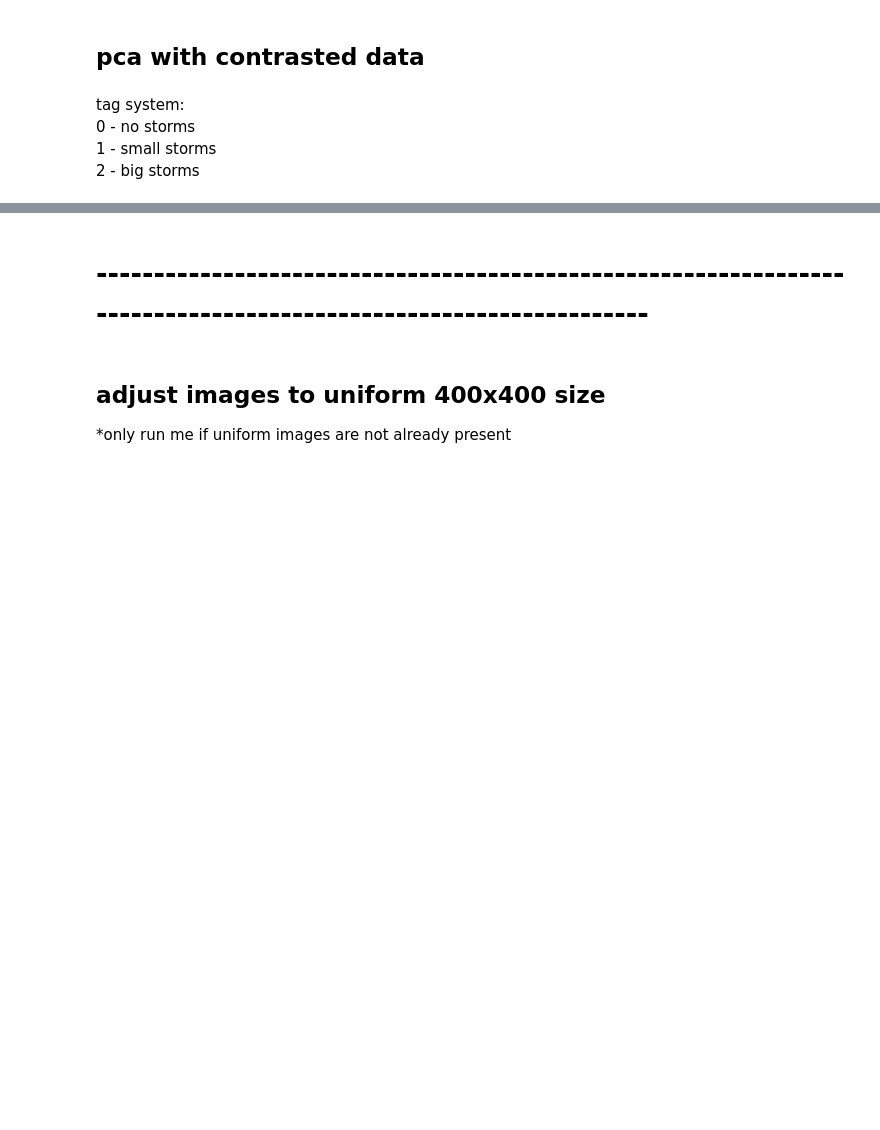
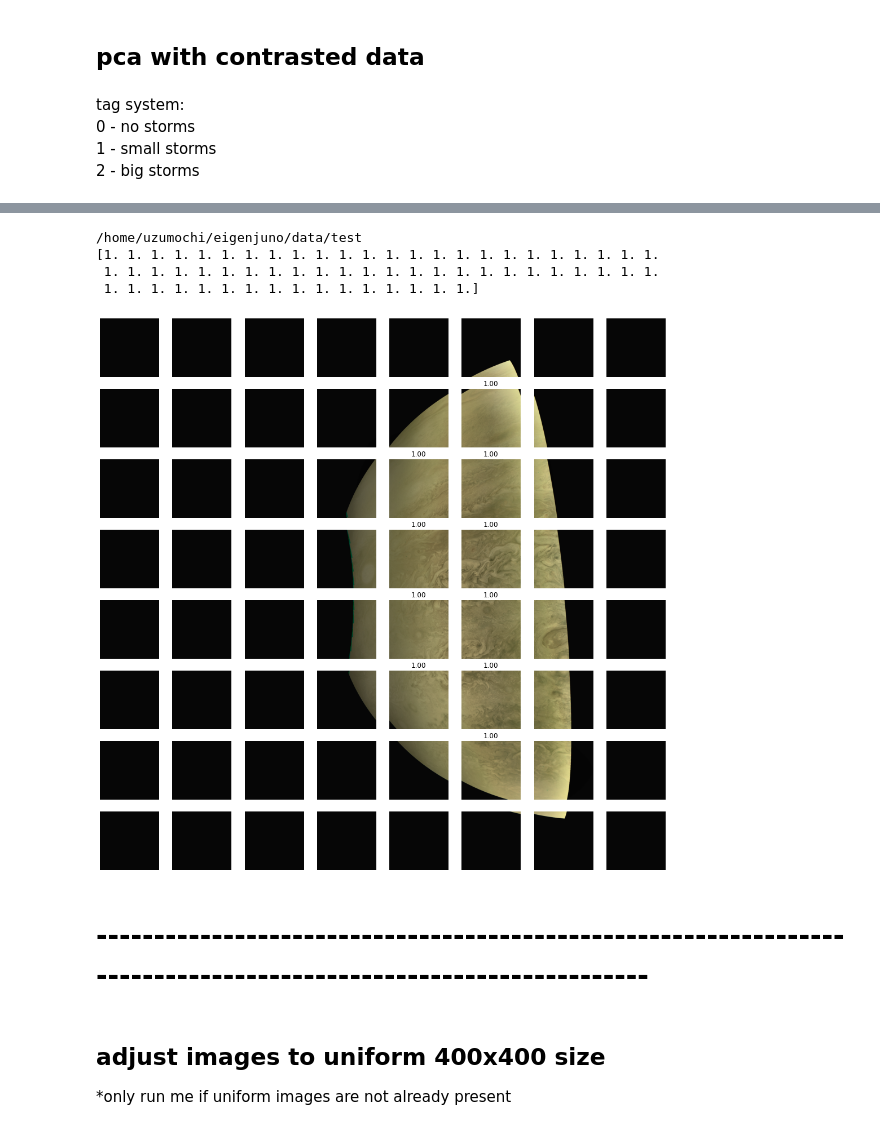
Before and after one commit to gracenw/eigenjuno, a Jupyter notebook: eigenimages.ipynb, the cells around one changed output, grey strips where cells are left out. Saved outputs shown, nothing was run; the diff lists cells and outputs as text; code cells hidden in the pictures; blank space fills up the shorter version.

```diff
--- a/eigenimages.ipynb
+++ b/eigenimages.ipynb
@@ -112,52 +143,57 @@ classifier_svc = SVC().fit(data_pca, tags)
 %cd '/home/uzumochi/eigenjuno/data/test'
 vec_size = 256 * 256 * 3
 test_predict = np.empty(64)
-# img = cv2.imread('1.png')
+# img = cv2.imread('test3.png')
 # img = cv2.cvtColor(img, cv2.COLOR_BGR2LAB);
 # l, a, b = cv2.split(img);
 # clahe = cv2.createCLAHE(clipLimit = 3.0, tileGridSize = (8, 8));
 # img_l = clahe.apply(l);
 # img_l = cv2.merge((img_l, a, b));
 # final = cv2.cvtColor(img_l, cv2.COLOR_LAB2BGR);
 # final = cv2.cvtColor(final, cv2.COLOR_BGR2RGB);
 # img = cv2.resize(final, (2048, 2048), interpolation = cv2.INTER_NEAREST)
-# plt.imsave('/home/uzumochi/test_imgs/1_contrast.png', img)
-img = mpimg.imread('test1_contrast.png')
+# plt.imsave('/home/uzumochi/eigenjuno/data/test/test3_contrast.png', img)
+img = mpimg.imread('test3_contrast.png')
+# img = mpimg.imread('/home/uzumochi/eigenjuno/data/train/small/97.png')
+img = img[:, :, :3]
+# split_img = np.empty((64, vec_size))
 split_img = np.empty((64, vec_size))
-start_row = 0
-start_col = 0
-end_row = 256
-end_col = 256
+start_row, end_row, start_col, end_col = 0, 256, 0, 256
 row_idx = np.array([])
+NUM = 0
 for i in range(64):
     block = img[start_row : end_row, start_col : end_col]
-    block = block[:, :, :3]
     if end_col != 2048:
         start_col += 256
         end_col += 256
     else:
-        start_col = 0
-        end_col = 256
+        start_col, end_col = 0, 256
         start_row += 256
         end_row += 256
     split_img[i, :] = np.reshape(block, vec_size)
     if np.mean(split_img[i, :]) >= 0.35:
         row_idx = np.append(row_idx, i)
+        NUM += 1
 
-split_test_pca = pca_data.transform(split_img[row_idx.astype(int), :])
-# print(split_test_pca)
-plt.plot(pca_data.explained_variance_ratio_.cumsum());
-split_pred = classifier_svc.predict(split_test_pca)
-# print(split_pred)
-# for pred in split_pred:
-#     if pred != 0:
-#         cv2.rectangle(img, (x1, y1), (x2, y2), (255,0,0), 2)
+# testing_blocks = split_img[row_idx.astype(int), :]
+testing_blocks = split_img
+transform_test = pca_of_data.transform(testing_blocks)
+split_pred = classifier_svc.predict(transform_test)
+# split_pred = classifier_svc.predict(testing_blocks)
+print(split_pred)
+
 fig, axes = plt.subplots(8, 8, figsize = (18, 18));
 index = 0
 for i, ax in enumerate(axes.flat):
     ax.imshow(split_img[i - 1, :].reshape(256, 256, 3))
     if (i - 1) in row_idx:
         ax.title.set_text(str("{:.2f}".format(split_pred[index])))
         index += 1
     ax.axis('off')
-# plt.show()
+#         plt.imsave('/home/uzumochi/eigenjuno/data/test/test3_split_512' + str(NUM) + '.png', split_img[i, :].reshape(512, 512, 3))
+# %% [output]
+/home/uzumochi/eigenjuno/data/test
+[1. 1. 1. 1. 1. 1. 1. 1. 1. 1. 1. 1. 1. 1. 1. 1. 1. 1. 1. 1. 1. 1. 1. 1.
+ 1. 1. 1. 1. 1. 1. 1. 1. 1. 1. 1. 1. 1. 1. 1. 1. 1. 1. 1. 1. 1. 1. 1. 1.
+ 1. 1. 1. 1. 1. 1. 1. 1. 1. 1. 1. 1. 1. 1. 1. 1.]
+[figure, added]
```
Also changed, not shown: parts of 12 cells of this notebook, 5 other files.
